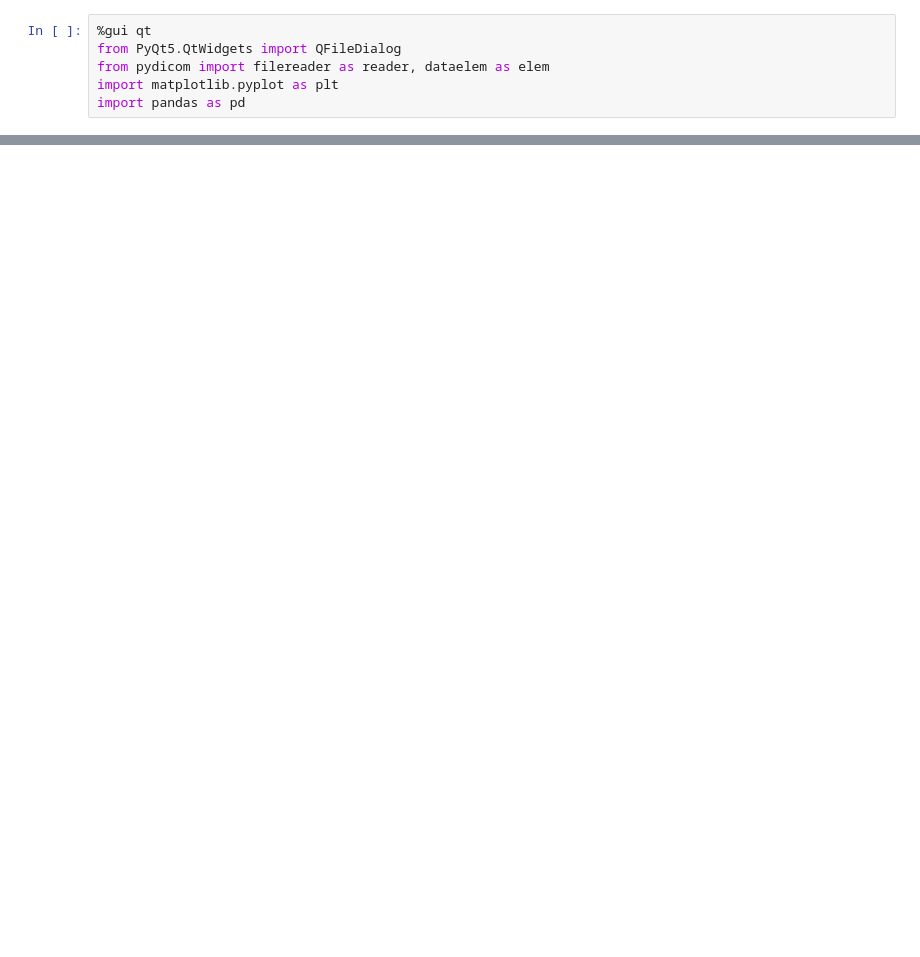
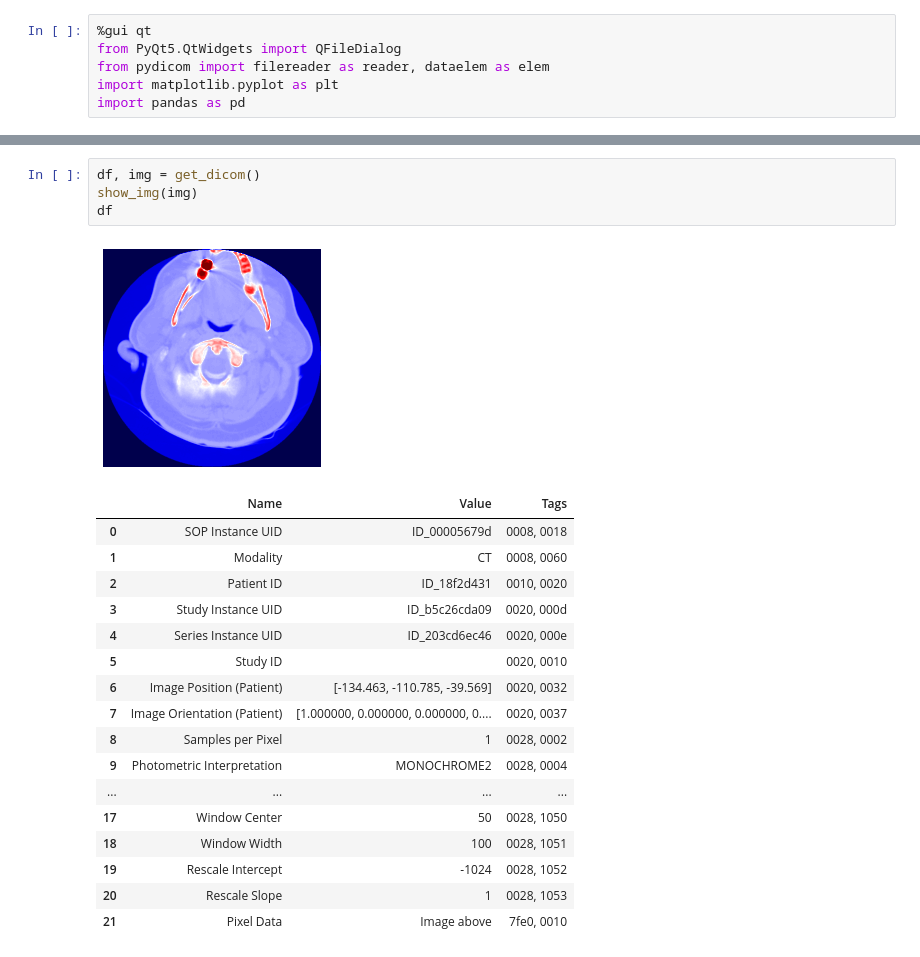
Before and after one commit to shreq/ZITwM, a Jupyter notebook: Task3/Zimed3.ipynb, the cells around one changed output, grey strips where cells are left out. Saved outputs shown, nothing was run; the diff lists cells and outputs as text; blank space fills up the shorter version.

```diff
--- a/Task3/Zimed3.ipynb
+++ b/Task3/Zimed3.ipynb
@@ -51,0 +101,23 @@ df
+# %%
+df, img = get_dicom()
+show_img(img)
+df
+# %% [output]
+[figure, added]
+|  | Name | Value | Tags |
+| 0 | SOP Instance UID | ID_00005679d | 0008, 0018 |
+| 1 | Modality | CT | 0008, 0060 |
+| 2 | Patient ID | ID_18f2d431 | 0010, 0020 |
+| 3 | Study Instance UID | ID_b5c26cda09 | 0020, 000d |
+| 4 | Series Instance UID | ID_203cd6ec46 | 0020, 000e |
+| 5 | Study ID |  | 0020, 0010 |
+| 6 | Image Position (Patient) | [-134.463, -110.785, -39.569] | 0020, 0032 |
+| 7 | Image Orientation (Patient) | [1.000000, 0.000000, 0.000000, 0.... | 0020, 0037 |
+| 8 | Samples per Pixel | 1 | 0028, 0002 |
+| 9 | Photometric Interpretation | MONOCHROME2 | 0028, 0004 |
+| ... | ... | ... | ... |
+| 17 | Window Center | 50 | 0028, 1050 |
+| 18 | Window Width | 100 | 0028, 1051 |
+| 19 | Rescale Intercept | -1024 | 0028, 1052 |
+| 20 | Rescale Slope | 1 | 0028, 1053 |
+| 21 | Pixel Data | Image above | 7fe0, 0010 |
```
Also changed, not shown: parts of 13 cells of this notebook.
